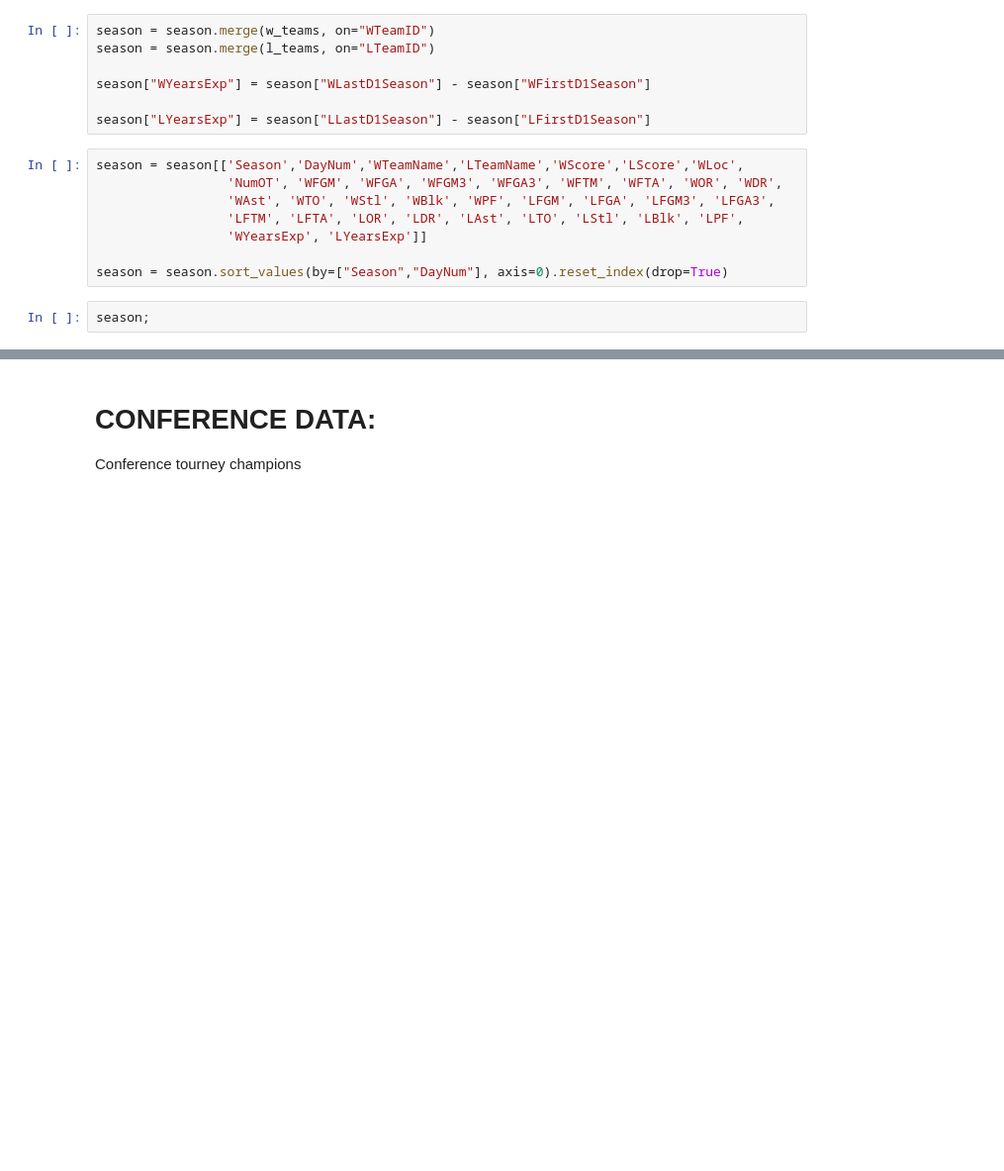
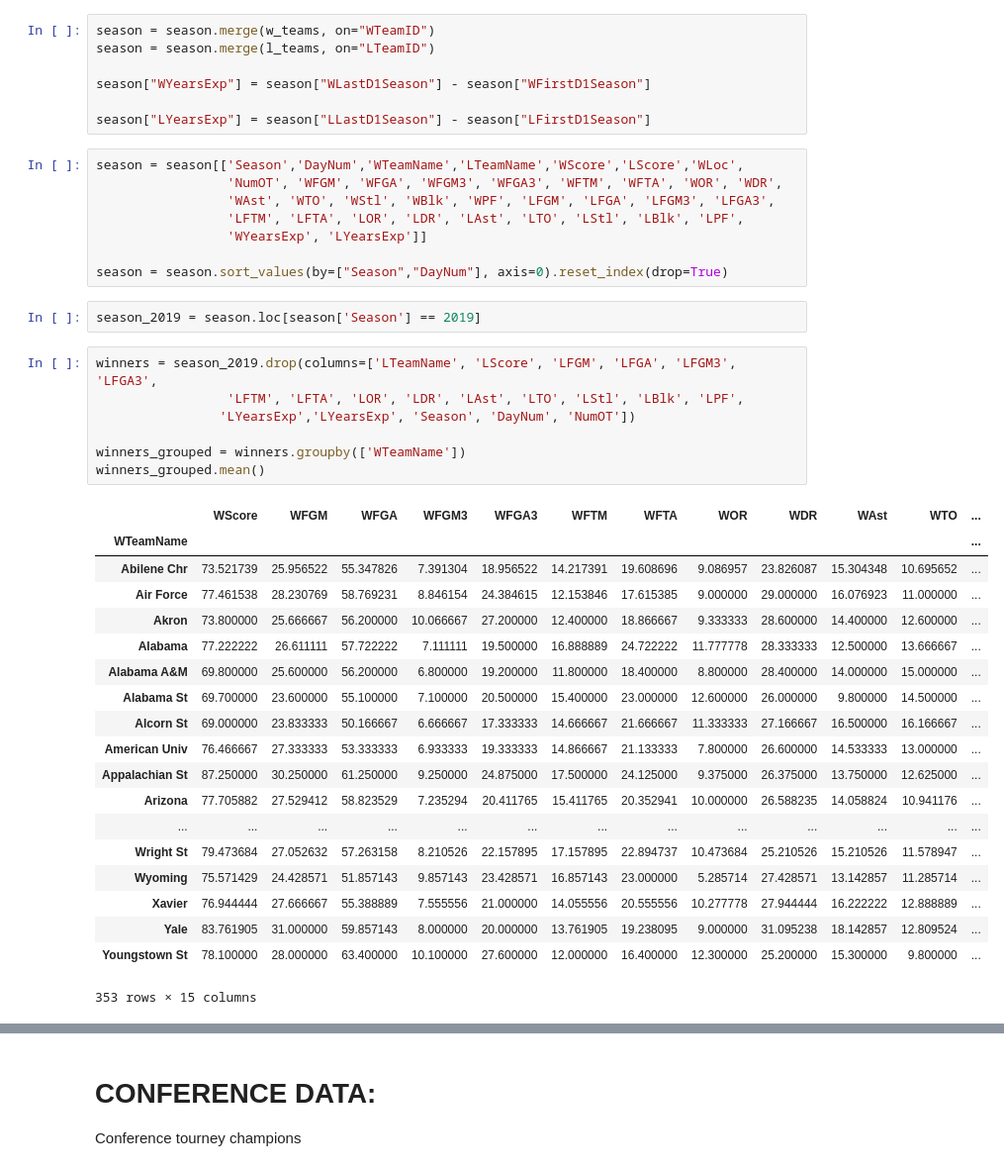
Before and after one commit to daniel-valdes/NCAA_ML_Proj, a Jupyter notebook: explore.ipynb, the cells around one changed output, grey strips where cells are left out. Shown at 99% size. Drawn from its saved outputs; the diff is of its cells as text; blank space fills up the shorter version.

```diff
--- a/explore.ipynb
+++ b/explore.ipynb
@@ -75,5 +74,32 @@ season = season[['Season','DayNum','WTeamName','LTeamName','WScore','LScore','WL
                  'WYearsExp', 'LYearsExp']]
 
 season = season.sort_values(by=["Season","DayNum"], axis=0).reset_index(drop=True)
-# %%
-season;
+# %%
+season_2019 = season.loc[season['Season'] == 2019]
+# %%
+winners = season_2019.drop(columns=['LTeamName', 'LScore', 'LFGM', 'LFGA', 'LFGM3', 'LFGA3',
+                 'LFTM', 'LFTA', 'LOR', 'LDR', 'LAst', 'LTO', 'LStl', 'LBlk', 'LPF',
+                'LYearsExp','LYearsExp', 'Season', 'DayNum', 'NumOT'])
+
+winners_grouped = winners.groupby(['WTeamName'])
+winners_grouped.mean()
+# %% [output]
+|  | WScore | WFGM | WFGA | WFGM3 | WFGA3 | WFTM | WFTA | WOR | WDR | WAst | WTO | ... |
+| WTeamName |  |  |  |  |  |  |  |  |  |  |  | ... |
+| Abilene Chr | 73.521739 | 25.956522 | 55.347826 | 7.391304 | 18.956522 | 14.217391 | 19.608696 | 9.086957 | 23.826087 | 15.304348 | 10.695652 | ... |
+| Air Force | 77.461538 | 28.230769 | 58.769231 | 8.846154 | 24.384615 | 12.153846 | 17.615385 | 9.000000 | 29.000000 | 16.076923 | 11.000000 | ... |
+| Akron | 73.800000 | 25.666667 | 56.200000 | 10.066667 | 27.200000 | 12.400000 | 18.866667 | 9.333333 | 28.600000 | 14.400000 | 12.600000 | ... |
+| Alabama | 77.222222 | 26.611111 | 57.722222 | 7.111111 | 19.500000 | 16.888889 | 24.722222 | 11.777778 | 28.333333 | 12.500000 | 13.666667 | ... |
+| Alabama A&M | 69.800000 | 25.600000 | 56.200000 | 6.800000 | 19.200000 | 11.800000 | 18.400000 | 8.800000 | 28.400000 | 14.000000 | 15.000000 | ... |
+| Alabama St | 69.700000 | 23.600000 | 55.100000 | 7.100000 | 20.500000 | 15.400000 | 23.000000 | 12.600000 | 26.000000 | 9.800000 | 14.500000 | ... |
+| Alcorn St | 69.000000 | 23.833333 | 50.166667 | 6.666667 | 17.333333 | 14.666667 | 21.666667 | 11.333333 | 27.166667 | 16.500000 | 16.166667 | ... |
+| American Univ | 76.466667 | 27.333333 | 53.333333 | 6.933333 | 19.333333 | 14.866667 | 21.133333 | 7.800000 | 26.600000 | 14.533333 | 13.000000 | ... |
+| Appalachian St | 87.250000 | 30.250000 | 61.250000 | 9.250000 | 24.875000 | 17.500000 | 24.125000 | 9.375000 | 26.375000 | 13.750000 | 12.625000 | ... |
+| Arizona | 77.705882 | 27.529412 | 58.823529 | 7.235294 | 20.411765 | 15.411765 | 20.352941 | 10.000000 | 26.588235 | 14.058824 | 10.941176 | ... |
+| ... | ... | ... | ... | ... | ... | ... | ... | ... | ... | ... | ... | ... |
+| Wright St | 79.473684 | 27.052632 | 57.263158 | 8.210526 | 22.157895 | 17.157895 | 22.894737 | 10.473684 | 25.210526 | 15.210526 | 11.578947 | ... |
+| Wyoming | 75.571429 | 24.428571 | 51.857143 | 9.857143 | 23.428571 | 16.857143 | 23.000000 | 5.285714 | 27.428571 | 13.142857 | 11.285714 | ... |
+| Xavier | 76.944444 | 27.666667 | 55.388889 | 7.555556 | 21.000000 | 14.055556 | 20.555556 | 10.277778 | 27.944444 | 16.222222 | 12.888889 | ... |
+| Yale | 83.761905 | 31.000000 | 59.857143 | 8.000000 | 20.000000 | 13.761905 | 19.238095 | 9.000000 | 31.095238 | 18.142857 | 12.809524 | ... |
+| Youngstown St | 78.100000 | 28.000000 | 63.400000 | 10.100000 | 27.600000 | 12.000000 | 16.400000 | 12.300000 | 25.200000 | 15.300000 | 9.800000 | ... |
+353 rows × 15 columns
```
Also changed, not shown: parts of 8 cells of this notebook.
